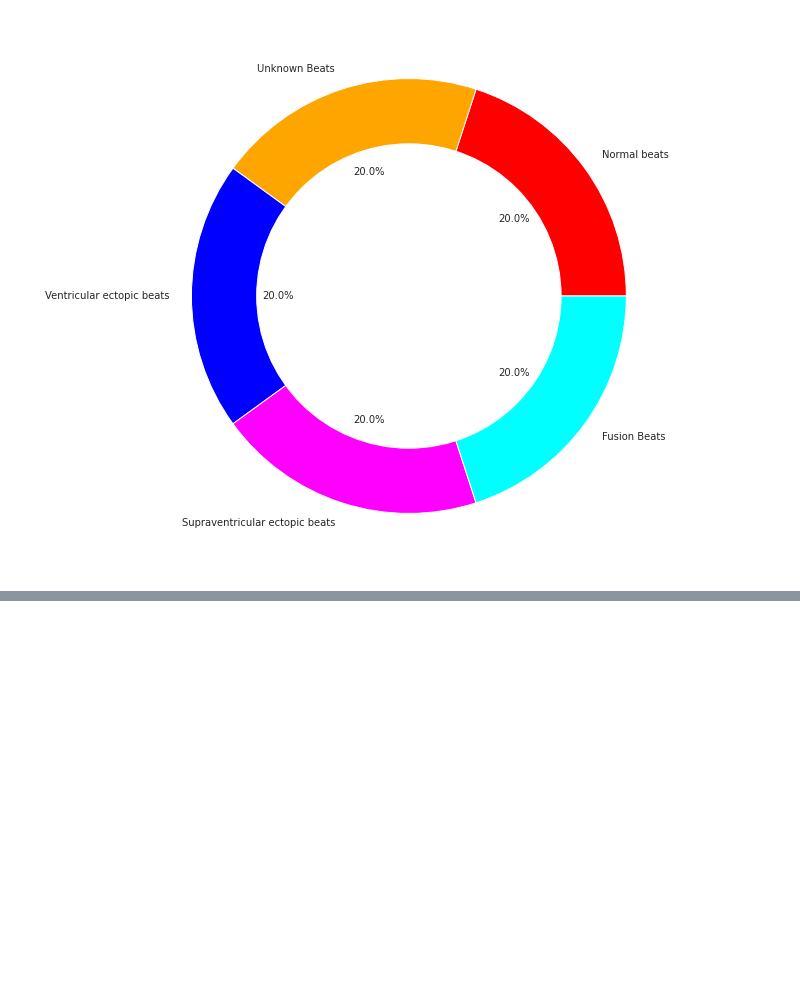
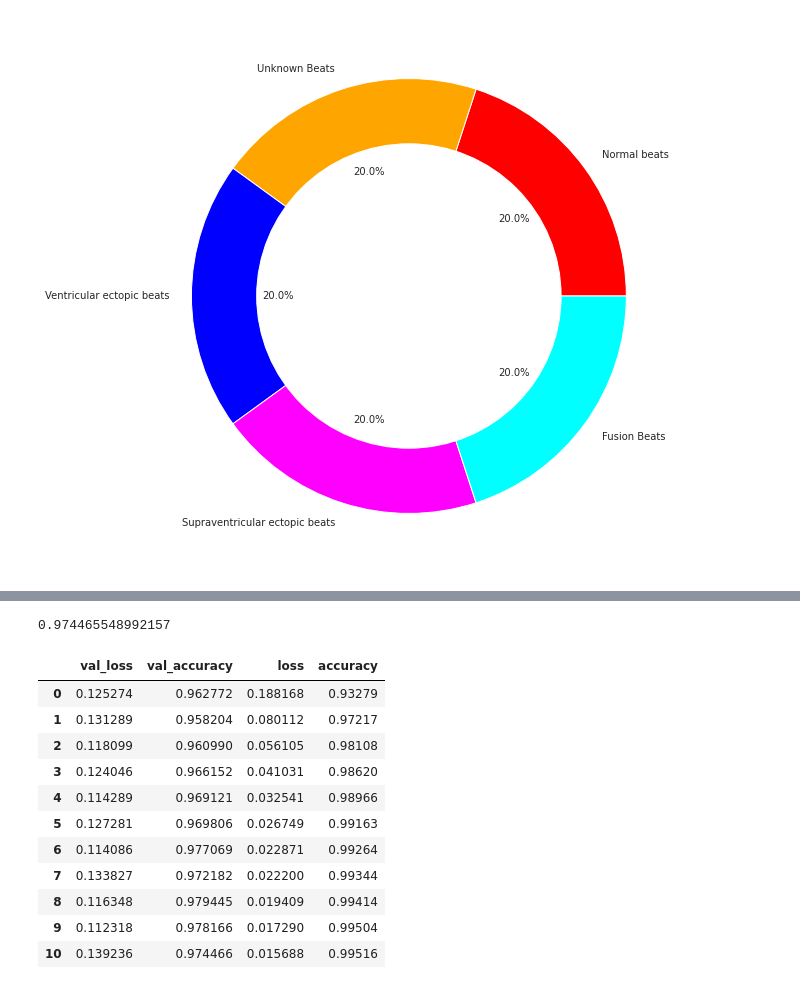
Before and after one commit to divsal009/div, a Jupyter notebook: CNN_ECG.ipynb, the cells around one changed output, grey strips where cells are left out. Drawn from its saved outputs; the diff is of its cells as text; code cells hidden in the pictures; blank space fills up the shorter version.

```diff
--- a/CNN_ECG.ipynb
+++ b/CNN_ECG.ipynb
@@ -185,0 +364,19 @@ plt.show()
+# %%
+scores[1]
+# %% [output]
+0.974465548992157
+# %%
+pd.DataFrame(history.history)
+# %% [output]
+|  | val_loss | val_accuracy | loss | accuracy |
+| 0 | 0.125274 | 0.962772 | 0.188168 | 0.93279 |
+| 1 | 0.131289 | 0.958204 | 0.080112 | 0.97217 |
+| 2 | 0.118099 | 0.960990 | 0.056105 | 0.98108 |
+| 3 | 0.124046 | 0.966152 | 0.041031 | 0.98620 |
+| 4 | 0.114289 | 0.969121 | 0.032541 | 0.98966 |
+| 5 | 0.127281 | 0.969806 | 0.026749 | 0.99163 |
+| 6 | 0.114086 | 0.977069 | 0.022871 | 0.99264 |
+| 7 | 0.133827 | 0.972182 | 0.022200 | 0.99344 |
+| 8 | 0.116348 | 0.979445 | 0.019409 | 0.99414 |
+| 9 | 0.112318 | 0.978166 | 0.017290 | 0.99504 |
+| 10 | 0.139236 | 0.974466 | 0.015688 | 0.99516 |
```
Also changed, not shown: parts of 37 cells of this notebook.
